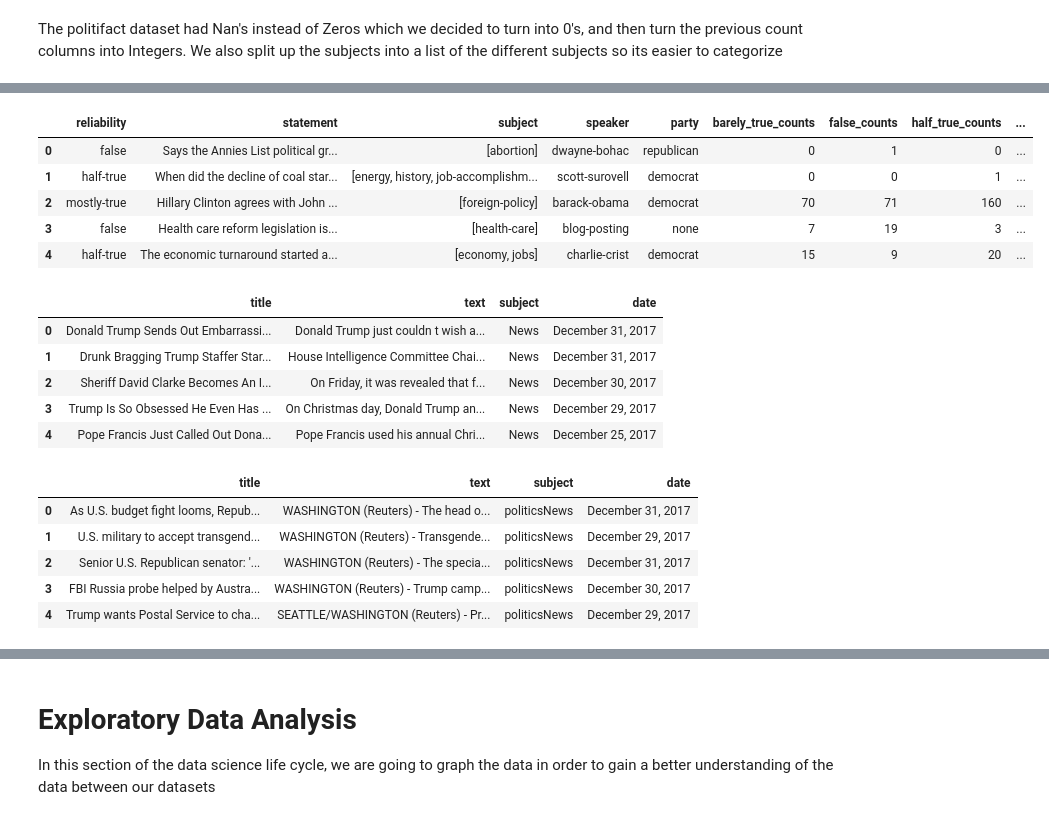
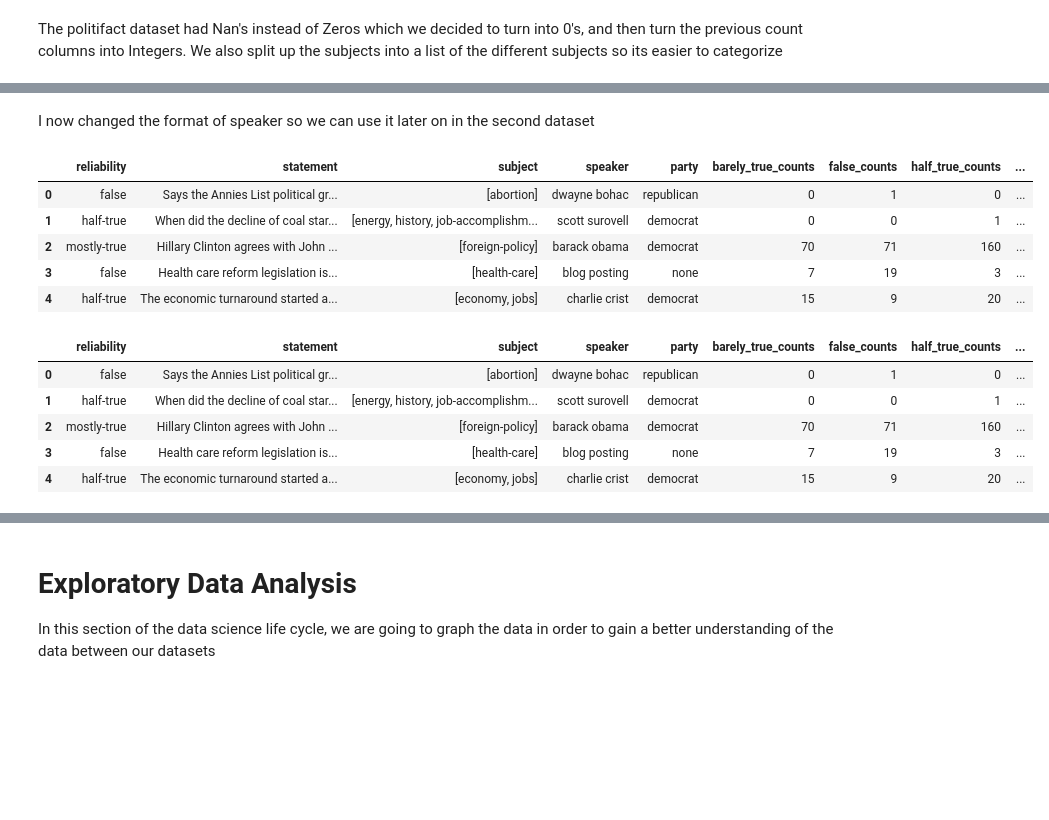
Before and after one commit to namanNagelia/cmsc320_finalProject, a Jupyter notebook: project.ipynb, the cells around one changed output, grey strips where cells are left out. Saved outputs shown, nothing was run; the diff lists cells and outputs as text; code cells hidden in the pictures; blank space fills up the shorter version.

```diff
--- a/project.ipynb
+++ b/project.ipynb
@@ -93,25 +62,24 @@ statements
-# %%
-display(statements.head())
-display(fake_news.head())
-display(true_news.head())
-true = ['half_true', 'mostly_true', 'true']
-false = ['false', 'pants_fire', 'barely_true']
-# %% [output]
-|  | reliability | statement | subject | speaker | party | barely_true_counts | false_counts | half_true_counts | ... |
-| 0 | false | Says the Annies List political gr... | [abortion] | dwayne-bohac | republican | 0 | 1 | 0 | ... |
-| 1 | half-true | When did the decline of coal star... | [energy, history, job-accomplishm... | scott-surovell | democrat | 0 | 0 | 1 | ... |
-| 2 | mostly-true | Hillary Clinton agrees with John ... | [foreign-policy] | barack-obama | democrat | 70 | 71 | 160 | ... |
-| 3 | false | Health care reform legislation is... | [health-care] | blog-posting | none | 7 | 19 | 3 | ... |
-| 4 | half-true | The economic turnaround started a... | [economy, jobs] | charlie-crist | democrat | 15 | 9 | 20 | ... |
-|  | title | text | subject | date |
-| 0 | Donald Trump Sends Out Embarrassi... | Donald Trump just couldn t wish a... | News | December 31, 2017 |
-| 1 | Drunk Bragging Trump Staffer Star... | House Intelligence Committee Chai... | News | December 31, 2017 |
-| 2 | Sheriff David Clarke Becomes An I... | On Friday, it was revealed that f... | News | December 30, 2017 |
-| 3 | Trump Is So Obsessed He Even Has ... | On Christmas day, Donald Trump an... | News | December 29, 2017 |
-| 4 | Pope Francis Just Called Out Dona... | Pope Francis used his annual Chri... | News | December 25, 2017 |
-|  | title | text | subject | date |
-| 0 | As U.S. budget fight looms, Repub... | WASHINGTON (Reuters) - The head o... | politicsNews | December 31, 2017 |
-| 1 | U.S. military to accept transgend... | WASHINGTON (Reuters) - Transgende... | politicsNews | December 29, 2017 |
-| 2 | Senior U.S. Republican senator: '... | WASHINGTON (Reuters) - The specia... | politicsNews | December 31, 2017 |
-| 3 | FBI Russia probe helped by Austra... | WASHINGTON (Reuters) - Trump camp... | politicsNews | December 30, 2017 |
-| 4 | Trump wants Postal Service to cha... | SEATTLE/WASHINGTON (Reuters) - Pr... | politicsNews | December 29, 2017 |
+# %% [markdown]
+I now changed the format of speaker so we can use it later on in the second dataset
+# %%
+statements['speaker'] = statements['speaker'].astype(str).str.lower().str.replace('-', ' ')
+statements.head()
+# %% [output]
+|  | reliability | statement | subject | speaker | party | barely_true_counts | false_counts | half_true_counts | ... |
+| 0 | false | Says the Annies List political gr... | [abortion] | dwayne bohac | republican | 0 | 1 | 0 | ... |
+| 1 | half-true | When did the decline of coal star... | [energy, history, job-accomplishm... | scott surovell | democrat | 0 | 0 | 1 | ... |
+| 2 | mostly-true | Hillary Clinton agrees with John ... | [foreign-policy] | barack obama | democrat | 70 | 71 | 160 | ... |
+| 3 | false | Health care reform legislation is... | [health-care] | blog posting | none | 7 | 19 | 3 | ... |
+| 4 | half-true | The economic turnaround started a... | [economy, jobs] | charlie crist | democrat | 15 | 9 | 20 | ... |
+# %%
+true = ['half_true', 'mostly_true', 'true']
+false = ['false', 'pants_fire', 'barely_true']
+statements['verdict'] = statements['reliability'].apply(lambda x: 'true' if x in true else 'false')
+display(statements.head())
+# %% [output]
+|  | reliability | statement | subject | speaker | party | barely_true_counts | false_counts | half_true_counts | ... |
+| 0 | false | Says the Annies List political gr... | [abortion] | dwayne bohac | republican | 0 | 1 | 0 | ... |
+| 1 | half-true | When did the decline of coal star... | [energy, history, job-accomplishm... | scott surovell | democrat | 0 | 0 | 1 | ... |
+| 2 | mostly-true | Hillary Clinton agrees with John ... | [foreign-policy] | barack obama | democrat | 70 | 71 | 160 | ... |
+| 3 | false | Health care reform legislation is... | [health-care] | blog posting | none | 7 | 19 | 3 | ... |
+| 4 | half-true | The economic turnaround started a... | [economy, jobs] | charlie crist | democrat | 15 | 9 | 20 | ... |
```
Also changed, not shown: parts of 13 cells of this notebook, 3 other files.
